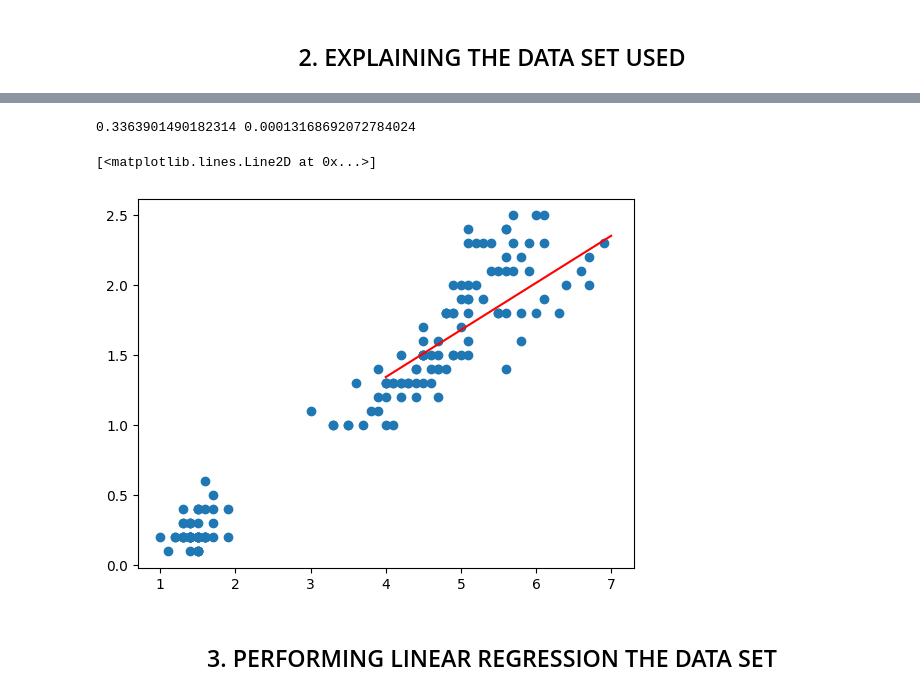
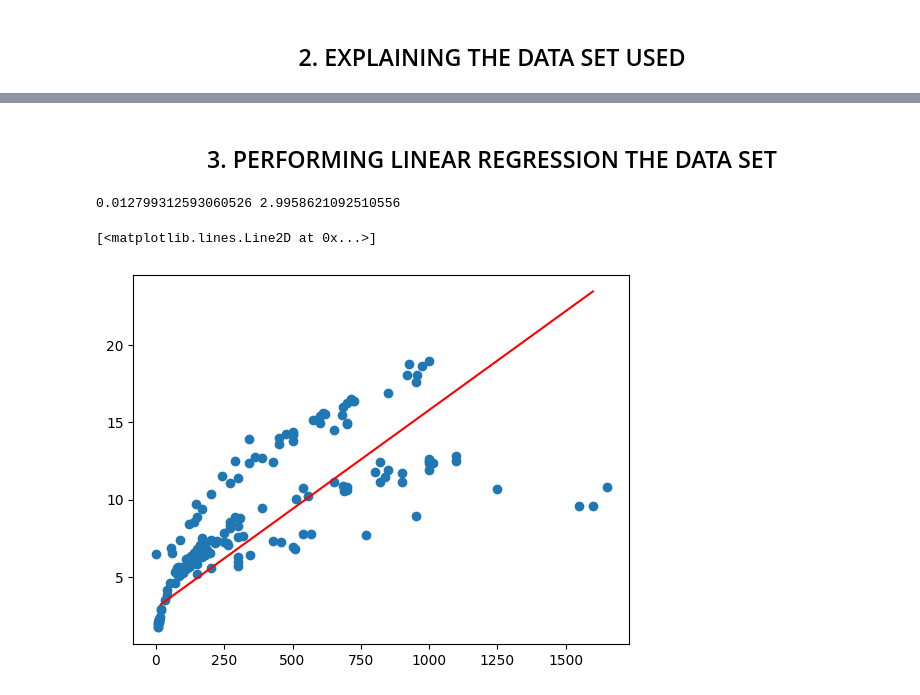
Before and after one commit to StephenCaulfield/MLAS-Autumn-Stephen-Caulfield, a Jupyter notebook: regression.ipynb, the cells around one changed output, grey strips where cells are left out. Cells and saved outputs as stored; diff of their text form; code cells hidden in the pictures.

Commit message:
Regression Commenting, Touches

```diff
--- a/regression.ipynb
+++ b/regression.ipynb
@@ -47,7 +47,7 @@ plt.show()
 # %% [markdown]
 <h2 align = "center">2. EXPLAINING THE DATA SET USED</h2>
 # %%
-df = pd.read_csv('Iris.csv')
+df = pd.read_csv('Fish.csv')
 
 df
 # %% [output]
@@ -106,36 +91,37 @@ def loss_function(m, b, points):
+# %% [markdown]
+<h2 align = "center">3. PERFORMING LINEAR REGRESSION THE DATA SET</h2>
 # %%
+#Function to Calculate Linear Regression.
 def gradient_descent(m_now, b_now, points, L):
+
     m_gradient = 0
     b_gradient = 0
 
     n = len(points)
 
+    #Loop determines gradient of line iteratively
     for i in range(n):
-        x = points.iloc[i].PetalLengthCm
-        y = points.iloc[i].PetalWidthCm
+        x = points.iloc[i].Weight
+        y = points.iloc[i].Height
 
-        m_gradient +=-(2/n) * x * (y - (m_now * x + b_now))
-        b_gradient +=-(2/n) * (y - (m_now * x + b_now))
+        m_gradient += -(2/n) * x * (y - (m_now * x + b_now))
+        b_gradient += -(2/n) * (y - (m_now * x + b_now))
+
     m = m_now - m_gradient * L
-    b = b_now = b_gradient * L
-    return m,b
+    b = b_now - b_gradient * L
+    return m, b
 # %%
-m = 0
-b = 0
-L = 0.001
-epochs = 1000
+m, b, L, epochs = 3, 3, 0.000001, 10
 
 for i in range(epochs):
-    m,b = gradient_descent(m, b, df, L)
+    m, b = gradient_descent(m, b, df, L)
 
-print(m,b)
+print(m, b)
 # %% [output]
-0.3363901490182314 0.00013168692072784024
+0.012799312593060526 2.9958621092510556
 # %%
-plt.scatter(df.PetalLengthCm, df.PetalWidthCm)
-plt.plot(list(range(4,8)), [m* x + b for x in range(4,8)],color = "red")
+plt.scatter(df.Weight, df.Height)
+plt.plot(list(range(18,1600)), [m* x + b for x in range(18,1600)],color = "red")
 # %% [output]
 [<matplotlib.lines.Line2D at 0x...>]
-[figure, old version]
+[figure, new version]
-# %% [markdown]
-<h2 align = "center">3. PERFORMING LINEAR REGRESSION THE DATA SET</h2>
```
Also changed, not shown: parts of 8 cells of this notebook, 2 other files.
